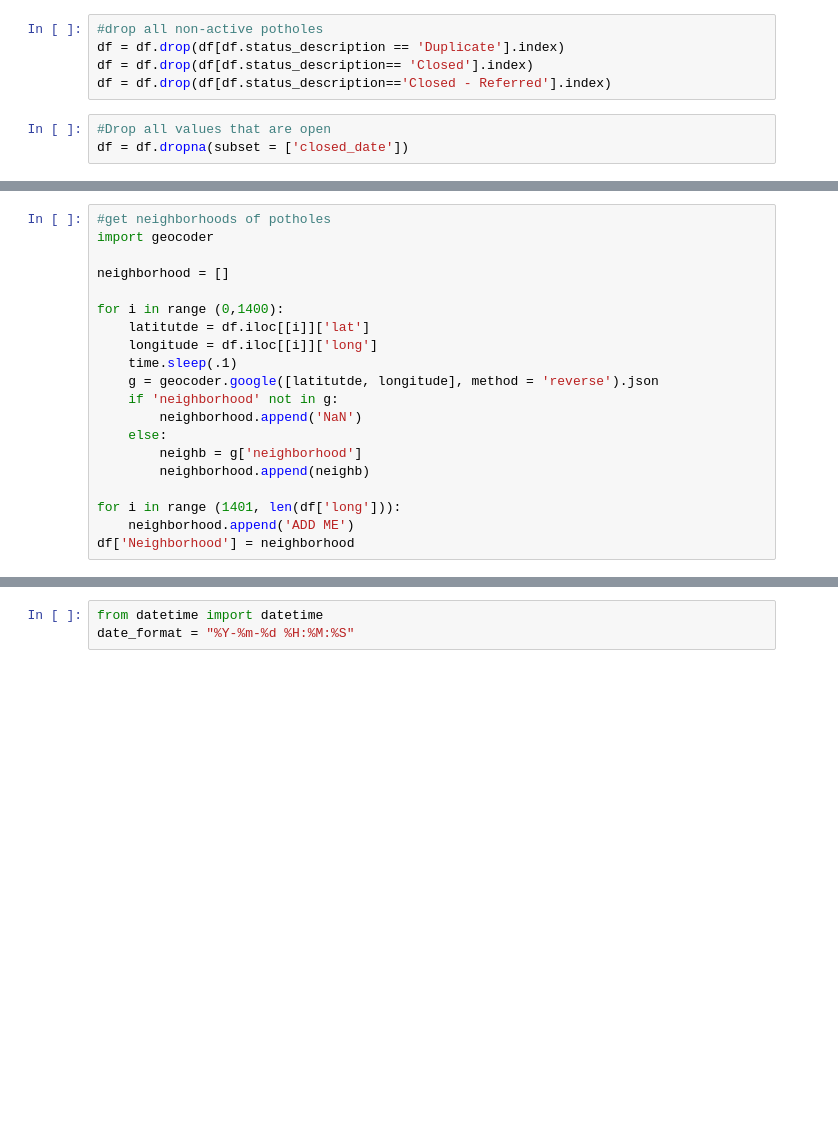
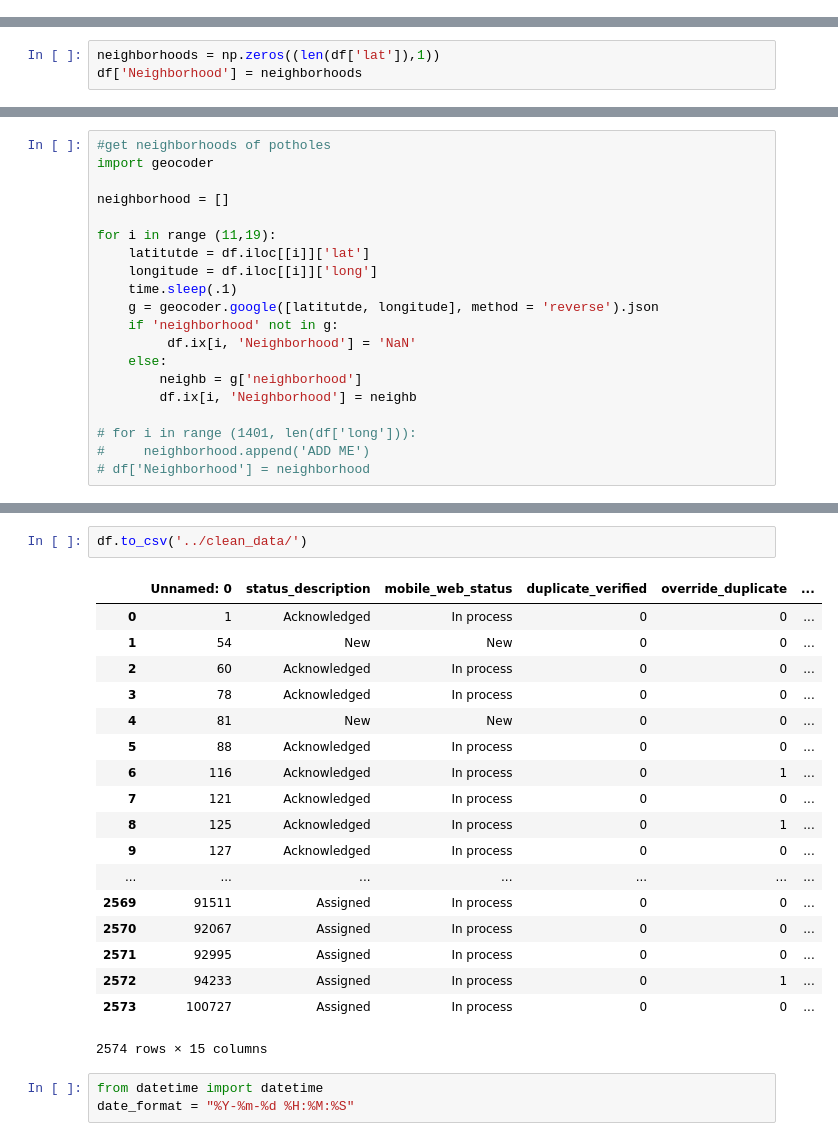
Before and after one commit to mac011/Pr_087, a Jupyter notebook: python_notebooks/Timmy.ipynb, the cells around one changed output, grey strips where cells are left out. Cells and saved outputs as stored; diff of their text form; blank space fills up the shorter version.

```diff
--- a/python_notebooks/Timmy.ipynb
+++ b/python_notebooks/Timmy.ipynb
@@ -19,8 +7,0 @@ df = df.dropna(subset = ['lat'])
-# %%
-#drop all non-active potholes
-df = df.drop(df[df.status_description == 'Duplicate'].index)
-df = df.drop(df[df.status_description== 'Closed'].index)
-df = df.drop(df[df.status_description=='Closed - Referred'].index)
-# %%
-#Drop all values that are open
-df = df.dropna(subset = ['closed_date'])
@@ -26,0 +28,3 @@ df = df.dropna(subset = ['closed_date'])
+# %%
+neighborhoods = np.zeros((len(df['lat']),1))
+df['Neighborhood'] = neighborhoods
@@ -30,17 +38,17 @@ import geocoder
 
 neighborhood = []
 
-for i in range (0,1400):
+for i in range (11,19):
     latitutde = df.iloc[[i]]['lat']
     longitude = df.iloc[[i]]['long']
     time.sleep(.1)
     g = geocoder.google([latitutde, longitude], method = 'reverse').json
     if 'neighborhood' not in g:
-        neighborhood.append('NaN')
+         df.ix[i, 'Neighborhood'] = 'NaN'
     else:
         neighb = g['neighborhood']
-        neighborhood.append(neighb)
+        df.ix[i, 'Neighborhood'] = neighb
 
-for i in range (1401, len(df['long'])):
-    neighborhood.append('ADD ME')
-df['Neighborhood'] = neighborhood
+# for i in range (1401, len(df['long'])):
+#     neighborhood.append('ADD ME')
+# df['Neighborhood'] = neighborhood
@@ -49,3 +58,24 @@ ValueError: Coords are not within the world's geographical boundary
+# %%
+df.to_csv('../clean_data/')
+# %% [output]
+|  | Unnamed: 0 | status_description | mobile_web_status | duplicate_verified | override_duplicate | ... |
+| 0 | 1 | Acknowledged | In process | 0 | 0 | ... |
+| 1 | 54 | New | New | 0 | 0 | ... |
+| 2 | 60 | Acknowledged | In process | 0 | 0 | ... |
+| 3 | 78 | Acknowledged | In process | 0 | 0 | ... |
+| 4 | 81 | New | New | 0 | 0 | ... |
+| 5 | 88 | Acknowledged | In process | 0 | 0 | ... |
+| 6 | 116 | Acknowledged | In process | 0 | 1 | ... |
+| 7 | 121 | Acknowledged | In process | 0 | 0 | ... |
+| 8 | 125 | Acknowledged | In process | 0 | 1 | ... |
+| 9 | 127 | Acknowledged | In process | 0 | 0 | ... |
+| ... | ... | ... | ... | ... | ... | ... |
+| 2569 | 91511 | Assigned | In process | 0 | 0 | ... |
+| 2570 | 92067 | Assigned | In process | 0 | 0 | ... |
+| 2571 | 92995 | Assigned | In process | 0 | 0 | ... |
+| 2572 | 94233 | Assigned | In process | 0 | 1 | ... |
+| 2573 | 100727 | Assigned | In process | 0 | 0 | ... |
+2574 rows × 15 columns
 # %%
 from datetime import datetime
 date_format = "%Y-%m-%d %H:%M:%S"
```
Also changed, not shown: parts of 13 cells of this notebook, 2 other files.
